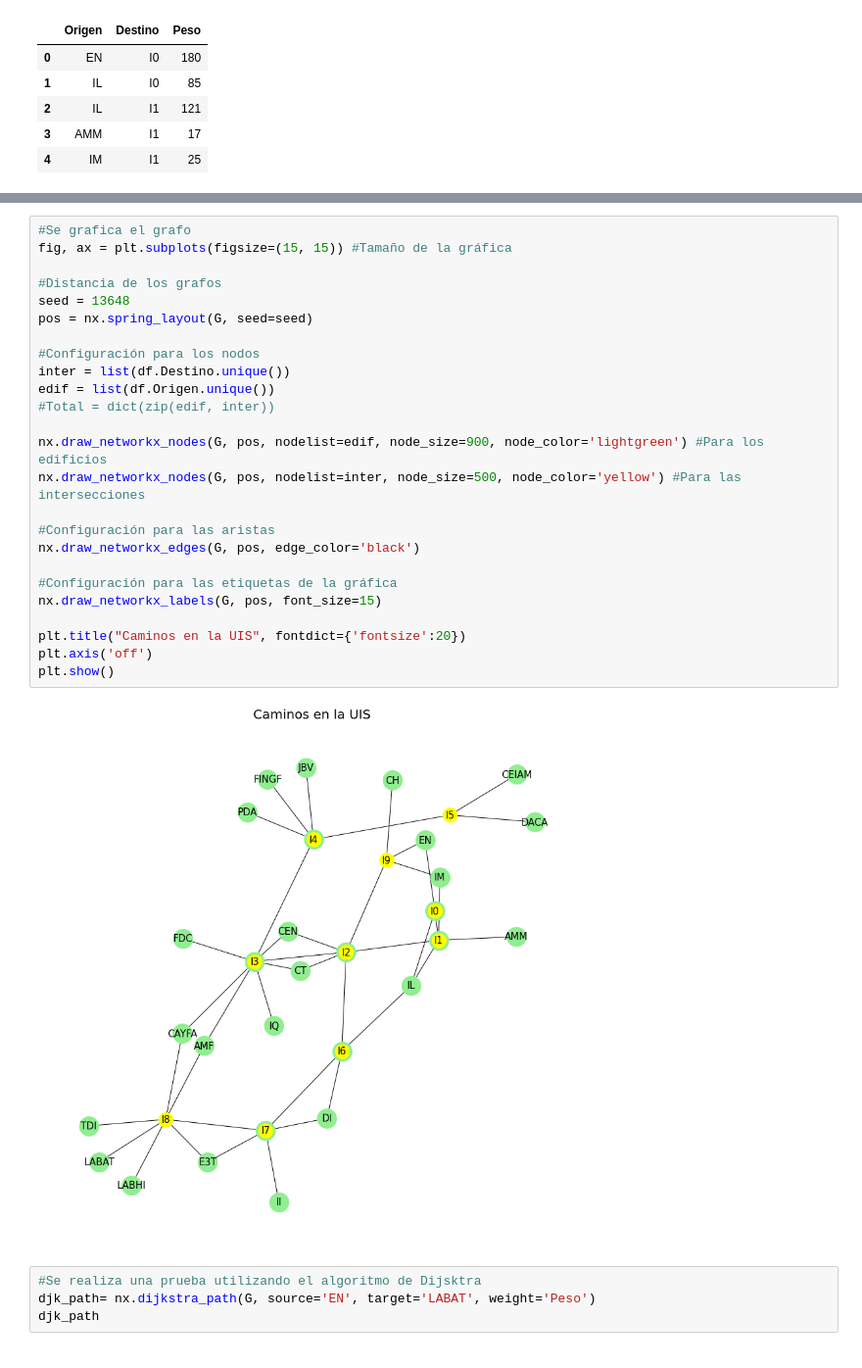
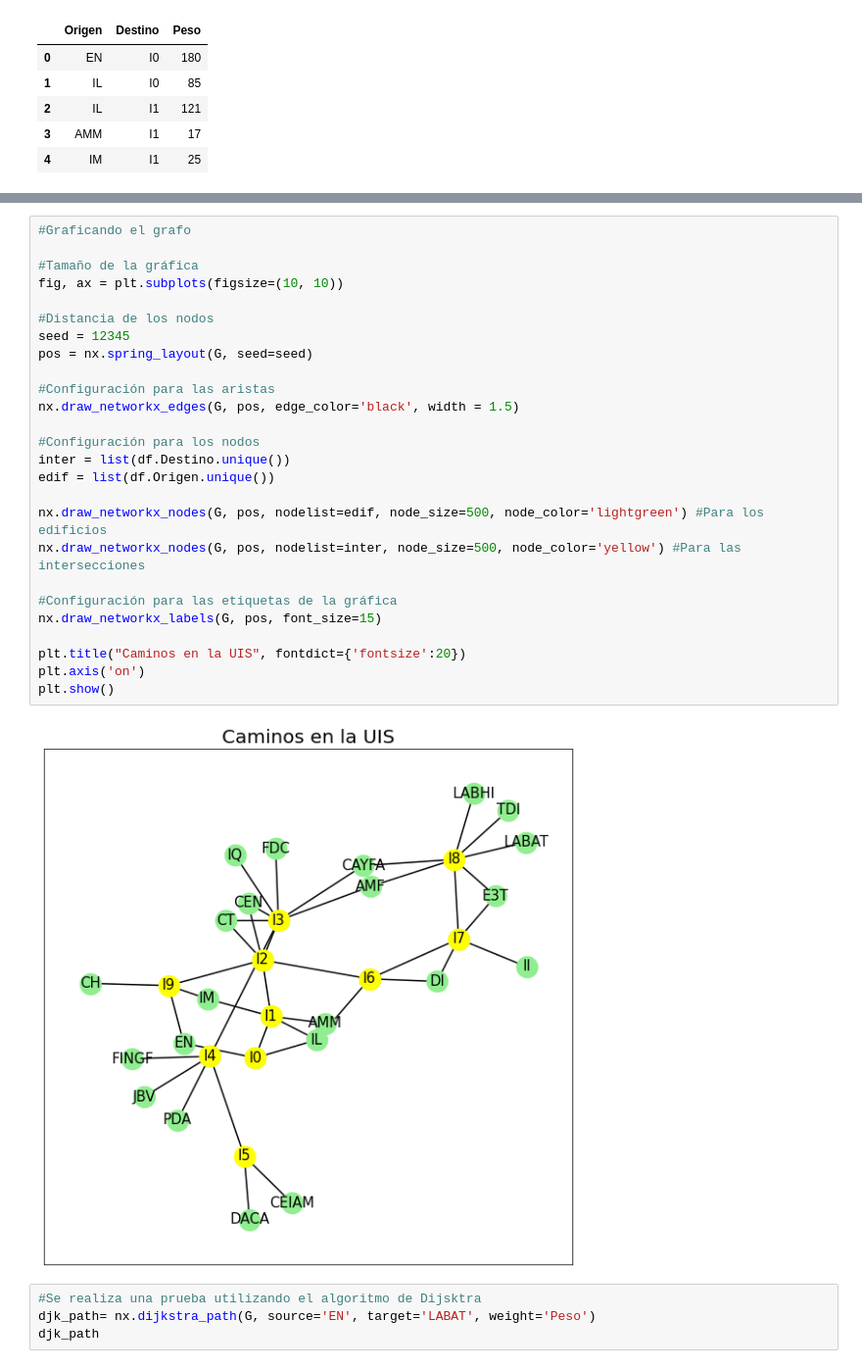
Before and after one commit to IC-03/InTime-UIS, a Jupyter notebook: grafoMD2.ipynb, the cells around one changed output, grey strips where cells are left out. Shown: that part at 98% size. Drawn from its saved outputs; the diff is of its cells as text.

```diff
--- a/grafoMD2.ipynb
+++ b/grafoMD2.ipynb
@@ -58,30 +66,31 @@ G.order()
 # %%
-#Se grafica el grafo
-fig, ax = plt.subplots(figsize=(15, 15)) #Tamaño de la gráfica
+#Graficando el grafo
 
-#Distancia de los grafos
-seed = 13648
+#Tamaño de la gráfica
+fig, ax = plt.subplots(figsize=(10, 10))
+
+#Distancia de los nodos
+seed = 12345
 pos = nx.spring_layout(G, seed=seed)
+
+#Configuración para las aristas
+nx.draw_networkx_edges(G, pos, edge_color='black', width = 1.5)
 
 #Configuración para los nodos
 inter = list(df.Destino.unique())
 edif = list(df.Origen.unique())
-#Total = dict(zip(edif, inter))
 
-nx.draw_networkx_nodes(G, pos, nodelist=edif, node_size=900, node_color='lightgreen') #Para los edificios
+nx.draw_networkx_nodes(G, pos, nodelist=edif, node_size=500, node_color='lightgreen') #Para los edificios
 nx.draw_networkx_nodes(G, pos, nodelist=inter, node_size=500, node_color='yellow') #Para las intersecciones
-
-#Configuración para las aristas
-nx.draw_networkx_edges(G, pos, edge_color='black')
 
 #Configuración para las etiquetas de la gráfica
 nx.draw_networkx_labels(G, pos, font_size=15)
 
 plt.title("Caminos en la UIS", fontdict={'fontsize':20})
-plt.axis('off')
+plt.axis('on')
 plt.show()
 # %% [output]
-[figure, old version]
+[figure, new version]
 # %%
 #Se realiza una prueba utilizando el algoritmo de Dijsktra
 djk_path= nx.dijkstra_path(G, source='EN', target='LABAT', weight='Peso')
```
Also changed, not shown: parts of 7 cells of this notebook.
